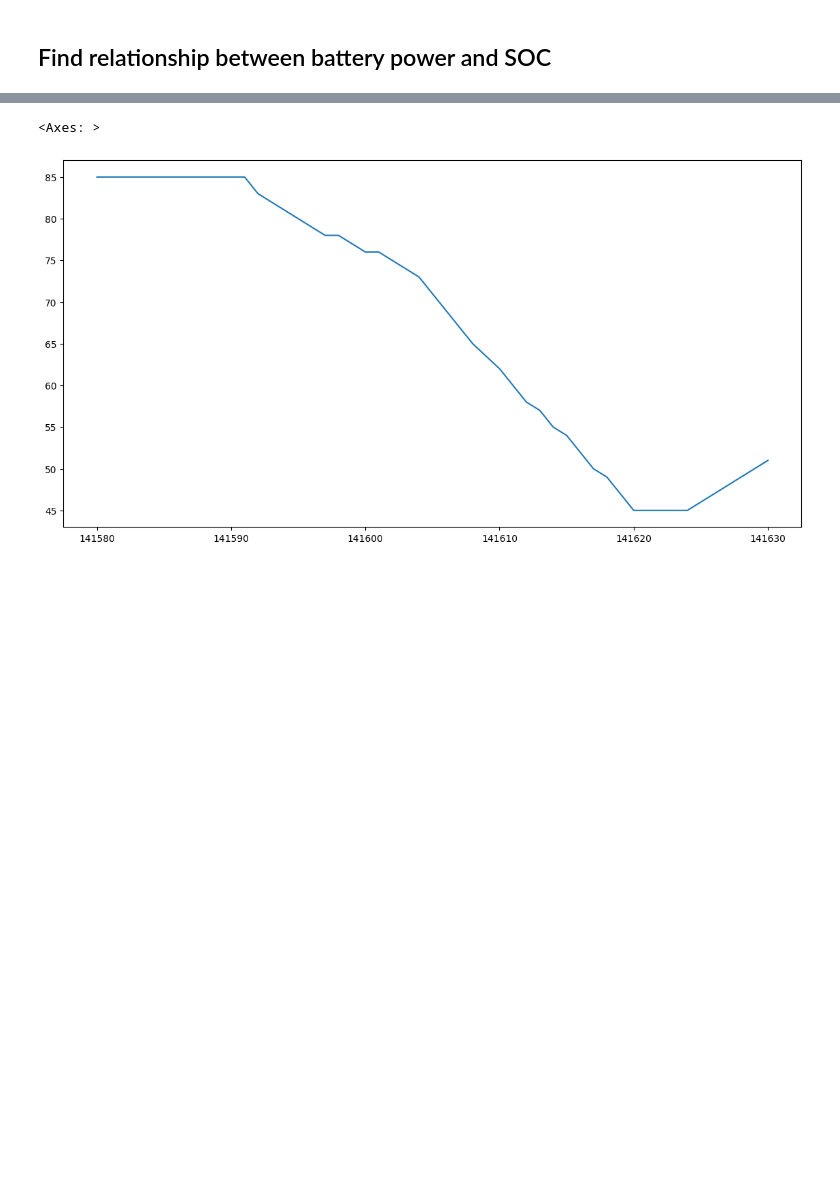
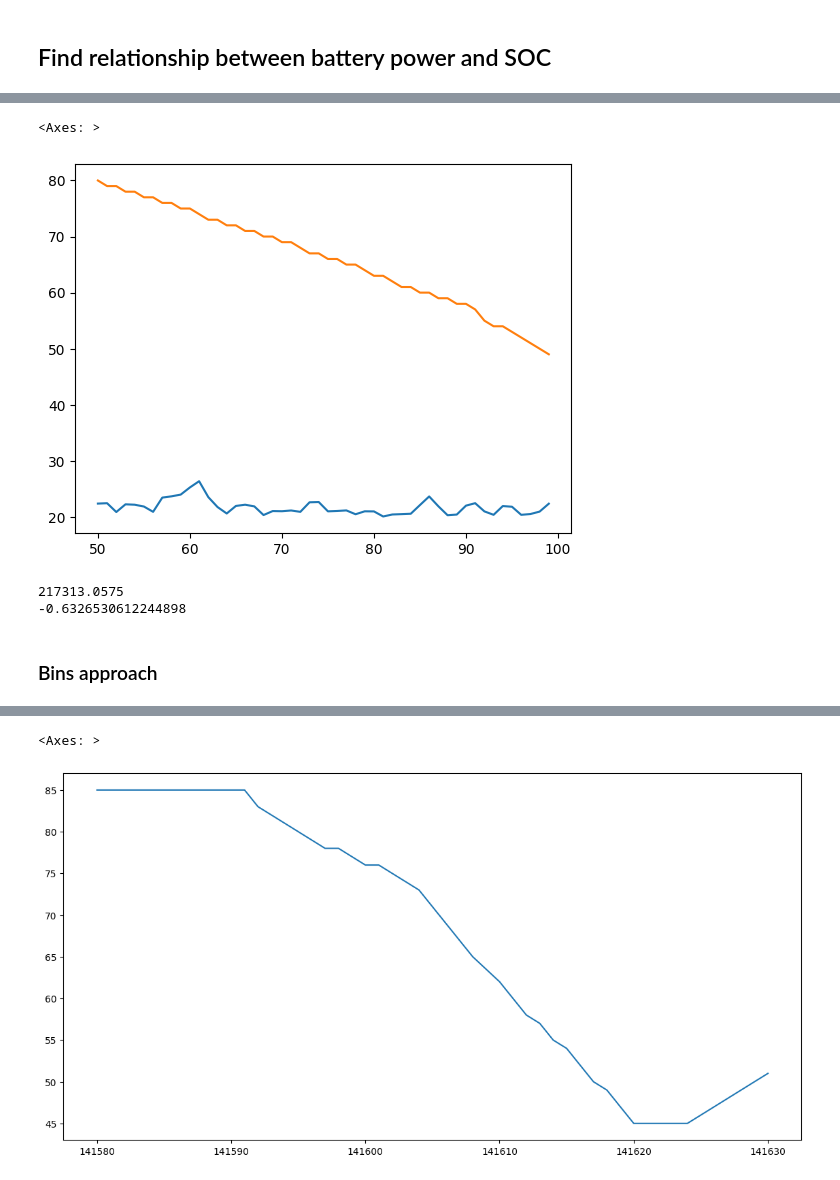
Before and after one commit to danjhk/battery_AD, a Jupyter notebook: eda_battery.ipynb, the cells around one changed output, grey strips where cells are left out. Cells and saved outputs as stored; diff of their text form; code cells hidden in the pictures; blank space fills up the shorter version.

```diff
--- a/eda_battery.ipynb
+++ b/eda_battery.ipynb
@@ -56,0 +237,16 @@ final_df.shape
+# %%
+(filtered_data["Power"]/10000)[50:100].plot()
+filtered_data["AvgSOC"][50:100].plot()
+# %% [output]
+<Axes: >
+[figure, added]
+# %%
+mean_SOC_diff = filtered_data["AvgSOC"][50:100].diff().mean()
+mean_power = filtered_data["Power"][50:100].mean()
+print(mean_power)
+print(mean_SOC_diff)
+# %% [output]
+217313.0575
+-0.6326530612244898
+# %% [markdown]
+### Bins approach
```
Also changed, not shown: parts of 43 cells of this notebook, 1 other file.
